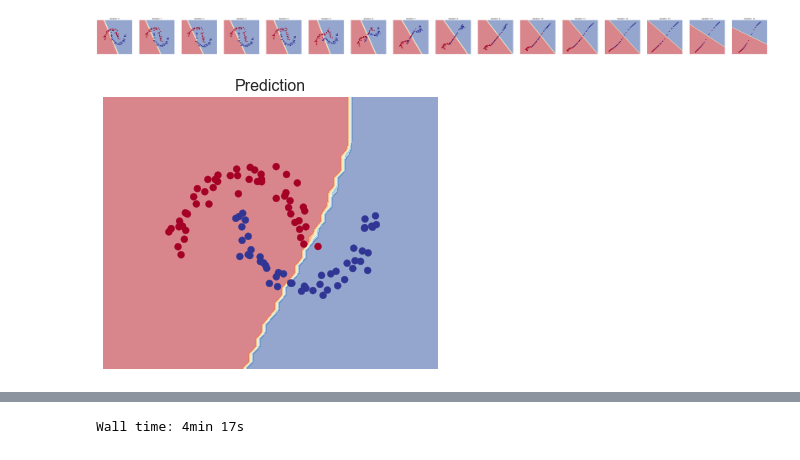
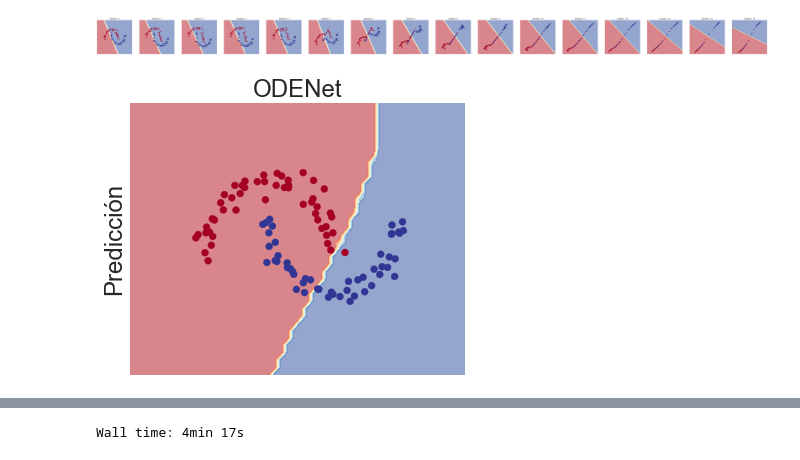
Before and after one commit to furrutiav/deep-learning-as-optimal-control, a Jupyter notebook: 02_resultados_preliminares_odenet.ipynb, the cells around one changed output, grey strips where cells are left out. Drawn from its saved outputs; the diff is of its cells as text; code cells hidden in the pictures.

Commit message:
add figures

```diff
--- a/01_resultados_preliminares_odenet.ipynb
+++ b/02_resultados_preliminares_odenet.ipynb
@@ -147,7 +147,7 @@ def plot_iterations(num_layers, T, y, WW, mu):
         ax[i].set_yticks([]);
         ax[i].set_title(f"Iteration: {i}");
 # %%
-def plot_region(X, y, control):
+def plot_region(X, y, control, model=""):
     fig, ax = plt.subplots(1, 1, figsize=(6*1, 5))
     h=0.1
     Xi = X
@@ -161,4 +161,5 @@ def plot_region(X, y, control):
     ax.scatter(Xi[:,0], Xi[:,1], c=y, cmap="RdYlBu")
     ax.set_xticks([])
     ax.set_yticks([]);
-    ax.set_title(f"Prediction");
+    ax.set_title(model, fontsize=24);
+    ax.set_ylabel("Predicción", fontsize=24)
@@ -196,6 +215,7 @@ plot_iterations(num_layers, T_spiral, dataset_spiral[1], WW_spiral, mu_spiral)
 # %% [output]
 [figure]
 # %%
-plot_region(dataset_spiral[0], dataset_spiral[1], optimal_control_spiral)
+plot_region(dataset_spiral[0], dataset_spiral[1], optimal_control_spiral, model="ODENet")
+plt.savefig("p_odenet_dt1.pdf", bbox_inches='tight', )
 # %% [output]
-[figure, old version]
+[figure, new version]
```
Also changed, not shown: parts of 4 cells of this notebook, 10 other files.
